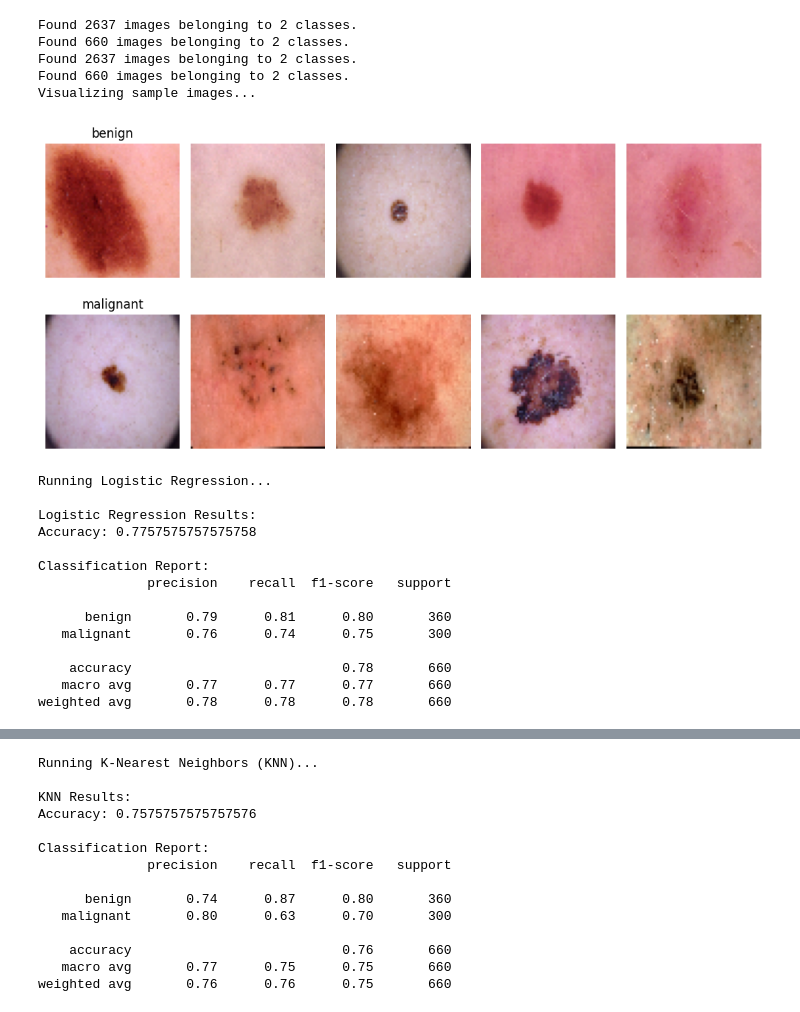
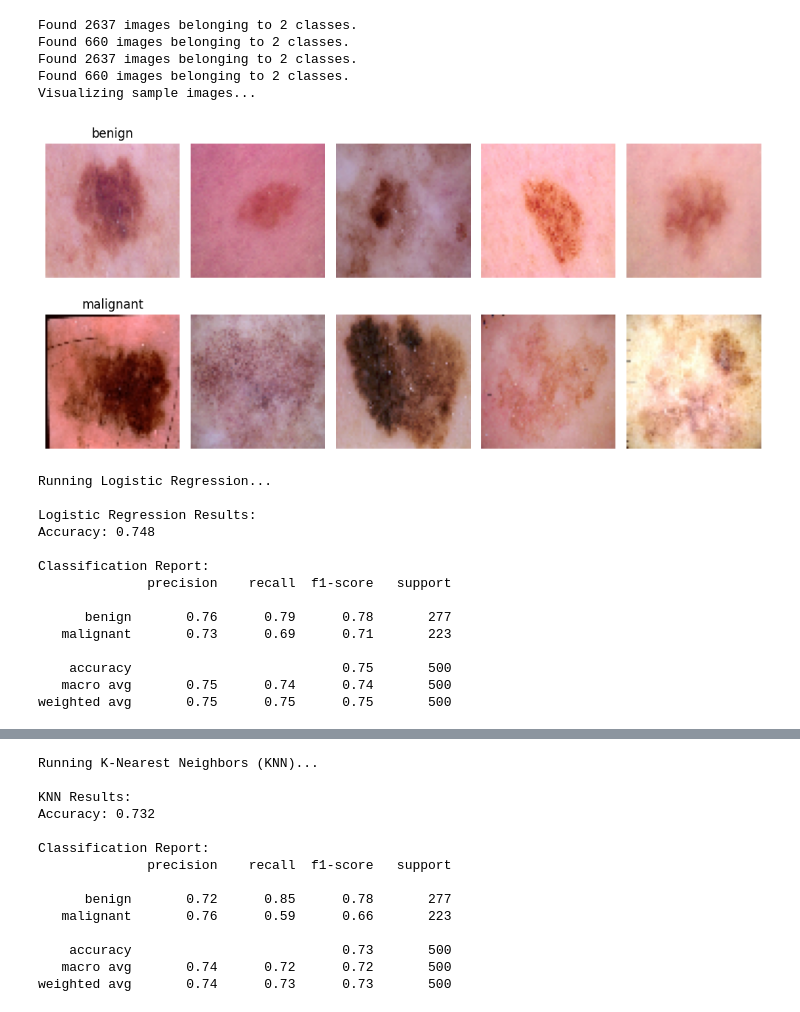
Before and after one commit to M-o-m-e-n/skin-cancer-classification, a Jupyter notebook: main.ipynb, the cells around one changed output, grey strips where cells are left out. Saved outputs shown, nothing was run; the diff lists cells and outputs as text; code cells hidden in the pictures.

Commit message:
load data in effieciently

```diff
--- a/main.ipynb
+++ b/main.ipynb
@@ -18,18 +18,15 @@ class CancerClassifier:
 
 
     def load_data(self, train_size=None, test_size=None):
-        """Load and preprocess the skin cancer dataset without additional custom processing."""
+        """Load and preprocess the skin cancer dataset with controlled dataset size."""
         train_dir = 'archive/train'
         test_dir = 'archive/test'
 
-        # Data augmentation for training
-        train_datagen = ImageDataGenerator(rescale=1/255.0)
-
-        # Preprocessing for testing
-        test_datagen = ImageDataGenerator(rescale=1/255.0)
+        # Preprocessing for training and testing (normalize pixel values)
+        datagen = ImageDataGenerator(rescale=1/255.0)
 
         # Load training data
-        self.train_data = train_datagen.flow_from_directory(
+        self.train_data = datagen.flow_from_directory(
             train_dir,
             target_size=(64, 64),
             class_mode='sparse',
@@ -38,34 +35,39 @@ class CancerClassifier:
         )
 
         # Load testing data
-        self.test_data = test_datagen.flow_from_directory(
+        self.test_data = datagen.flow_from_directory(
             test_dir,
             target_size=(64, 64),
             class_mode='sparse',
-            shuffle=False,  # For consistent evaluation
+            shuffle=True,
             seed=1
         )
 
         # Prepare training data
-        train_images, train_labels = [], []
-        for _ in range(len(self.train_data)):
+        total_train_samples = self.train_data.samples
+        if train_size is None or train_size > total_train_samples:
+            train_size = total_train_samples
+        train_batches = []
+        train_labels = []
+        while len(train_batches) < train_size:
             batch = next(self.train_data)
-            train_images.append(batch[0])
+            train_batches.append(batch[0])
             train_labels.append(batch[1])
-
-        self.X_train = np.vstack(train_images).reshape(-1, 64 * 64 * 3)
-        self.y_train = np.hstack(train_labels)
+        self.X_train = np.vstack(train_batches)[:train_size].reshape(train_size, -1)
+        self.y_train = np.hstack(train_labels)[:train_size]
 
         # Prepare testing data
-        test_images, test_labels = [], []
-        for _ in range(len(self.test_data)):
+        total_test_samples = self.test_data.samples
+        if test_size is None or test_size > total_test_samples:
+            test_size = total_test_samples
+        test_batches = []
+        test_labels = []
+        while len(test_batches) < test_size:
             batch = next(self.test_data)
-            test_images.append(batch[0])
+            test_batches.append(batch[0])
             test_labels.append(batch[1])
-
-        self.X_test = np.vstack(test_images).reshape(-1, 64 * 64 * 3)
-        self.y_test = np.hstack(test_labels)
-
+        self.X_test = np.vstack(test_batches)[:test_size].reshape(test_size, -1)
+        self.y_test = np.hstack(test_labels)[:test_size]
 
 
 
@@ -115,45 +117,45 @@ class CancerClassifier:
         log_reg = LogisticRegression(max_iter=1000)
         log_reg.fit(self.X_train, self.y_train)
         log_reg_predictions = log_reg.predict(self.X_test)
         self.evaluate_model(self.y_test, log_reg_predictions, "Logistic Regression")
 
         # K-Nearest Neighbors (KNN)
         print("\nRunning K-Nearest Neighbors (KNN)...")
         knn = KNeighborsClassifier(n_neighbors=3)
         knn.fit(self.X_train, self.y_train)
         knn_predictions = knn.predict(self.X_test)
         self.evaluate_model(self.y_test, knn_predictions, "KNN")
 
 
 if __name__ == "__main__":
     # Initialize the classifier with controlled dataset size
     classifier = CancerClassifier()
     classifier.load_data(train_size=1000, test_size=500)  # Adjust sizes as needed
 
     # Visualize sample images
     print("Visualizing sample images...")
     classifier.visualize_samples()
 
     # Run classification experiments
     classifier.run_experiments()
 # %% [output]
 Found 2637 images belonging to 2 classes.
 Found 660 images belonging to 2 classes.
 Found 2637 images belonging to 2 classes.
 Found 660 images belonging to 2 classes.
 Visualizing sample images...
-[figure, old version]
+[figure, new version]
 Running Logistic Regression...
 
 Logistic Regression Results:
-Accuracy: 0.7757575757575758
+Accuracy: 0.748
 
 Classification Report:
               precision    recall  f1-score   support
 
-      benign       0.79      0.81      0.80       360
-   malignant       0.76      0.74      0.75       300
+      benign       0.76      0.79      0.78       277
+   malignant       0.73      0.69      0.71       223
 
-    accuracy                           0.78       660
-   macro avg       0.77      0.77      0.77       660
-weighted avg       0.78      0.78      0.78       660
+    accuracy                           0.75       500
+   macro avg       0.75      0.74      0.74       500
+weighted avg       0.75      0.75      0.75       500
@@ -161,14 +163,14 @@ weighted avg       0.78      0.78      0.78       660
 Running K-Nearest Neighbors (KNN)...
 
 KNN Results:
-Accuracy: 0.7575757575757576
+Accuracy: 0.732
 
 Classification Report:
               precision    recall  f1-score   support
 
-      benign       0.74      0.87      0.80       360
-   malignant       0.80      0.63      0.70       300
+      benign       0.72      0.85      0.78       277
+   malignant       0.76      0.59      0.66       223
 
-    accuracy                           0.76       660
-   macro avg       0.77      0.75      0.75       660
-weighted avg       0.76      0.76      0.75       660
+    accuracy                           0.73       500
+   macro avg       0.74      0.72      0.72       500
+weighted avg       0.74      0.73      0.73       500
```
Also changed, not shown: parts of 2 cells of this notebook.
